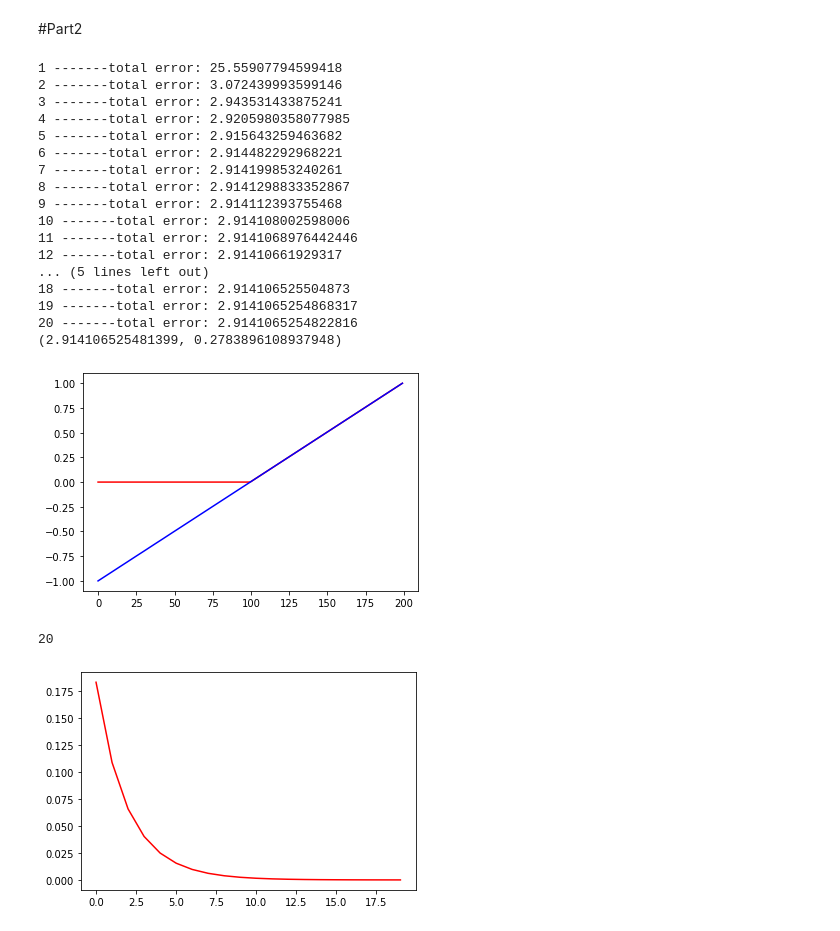
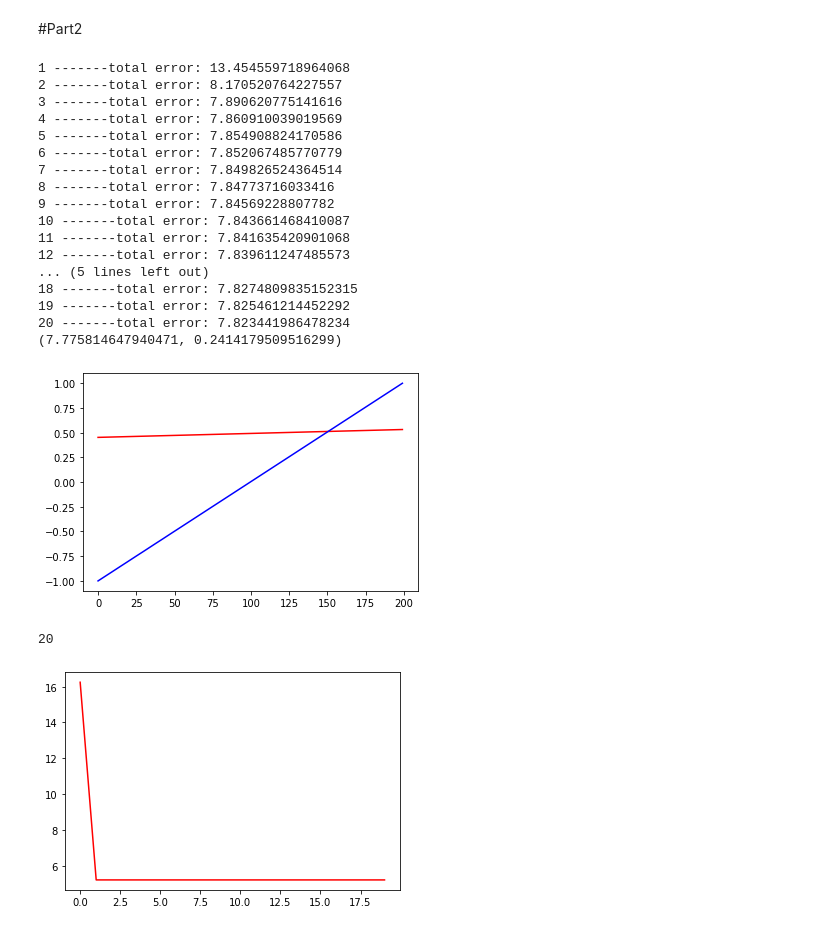
Before and after one commit to mahsaghn/MLP, a Jupyter notebook: mlp123.ipynb, the cells around one changed output. Cells and saved outputs as stored; diff of their text form; code cells hidden in the pictures.

Commit message:
Add MLP and None activation function

```diff
--- a/mlp123.ipynb
+++ b/mlp123.ipynb
@@ -22,8 +22,15 @@ class Layer:
     self.vj = np.empty(node_number)
     self.outj = np.empty(node_number)
     self.b = np.zeros((self.node_num, 1))
-    self.activation = self._sigmoid if activation == 'sigmoid' else self._relu
-    self.d_activation = self._d_sigmoid if activation == 'sigmoid' else self._d_relu
+    if activation == 'sigmoid':
+      self.activation = self._sigmoid
+      self.d_activation = self._d_sigmoid
+    elif activation == 'relu':
+      self.activation = self._relu
+      self.d_activation =  self._d_relu
+    else:
+      self.activation = self._none
+      self.d_activation = self._none
 
   def define_weights(self,input_shape):
     self.weights = np.random.uniform(low=0, high=1, size=(self.node_num,input_shape))
@@ -137,39 +144,39 @@ class Model:
 # %% [markdown]
 #Part2
 # %%
-x = np.linspace(-1,1,200,dtype=np.float16)
+x = np.linspace(0,1,200,dtype=np.float16)
 xcopy = np.linspace(-1,1,200,dtype=np.float16)
 np.random.shuffle(x)
 # %%
 a = Model(0.01,20)
-a.Dense(16,'relu')
-a.Dense(4,'relu')
+a.Dense(4,'sigmoid')
 a.Dense(1,'None')
-err = a.Train(x[10:40],x[10:40])
-print(a.Evaluate(x[10:40], x[10:40]))
+err = a.Train(x,x)
+print(a.Evaluate(x, x))
 p = a.Predict(xcopy)
 plt.plot(p,'r')
 plt.plot(xcopy,'b')
+# plt.plot(xcopy,'b')
 plt.show()
 # %% [output]
-1 -------total error: 25.55907794599418
-2 -------total error: 3.072439993599146
-3 -------total error: 2.943531433875241
-4 -------total error: 2.9205980358077985
-5 -------total error: 2.915643259463682
-6 -------total error: 2.914482292968221
-7 -------total error: 2.914199853240261
-8 -------total error: 2.9141298833352867
-9 -------total error: 2.914112393755468
-10 -------total error: 2.914108002598006
-11 -------total error: 2.9141068976442446
-12 -------total error: 2.91410661929317
+1 -------total error: 13.454559718964068
+2 -------total error: 8.170520764227557
+3 -------total error: 7.890620775141616
+4 -------total error: 7.860910039019569
+5 -------total error: 7.854908824170586
+6 -------total error: 7.852067485770779
+7 -------total error: 7.849826524364514
+8 -------total error: 7.84773716033416
+9 -------total error: 7.84569228807782
+10 -------total error: 7.843661468410087
+11 -------total error: 7.841635420901068
+12 -------total error: 7.839611247485573
 ... (5 lines left out)
-18 -------total error: 2.914106525504873
-19 -------total error: 2.9141065254868317
-20 -------total error: 2.9141065254822816
-(2.914106525481399, 0.2783896108937948)
+18 -------total error: 7.8274809835152315
+19 -------total error: 7.825461214452292
+20 -------total error: 7.823441986478234
+(7.775814647940471, 0.2414179509516299)
-[figure, old version]
+[figure, new version]
 # %%
 #show classificaion and error
 import matplotlib.pyplot as plt
@@ -180,4 +187,4 @@ plt.plot(nerr,err,'r')
 plt.show()
 # %% [output]
 20
-[figure, old version]
+[figure, new version]
```
Also changed, not shown: parts of 1 cell of this notebook.
